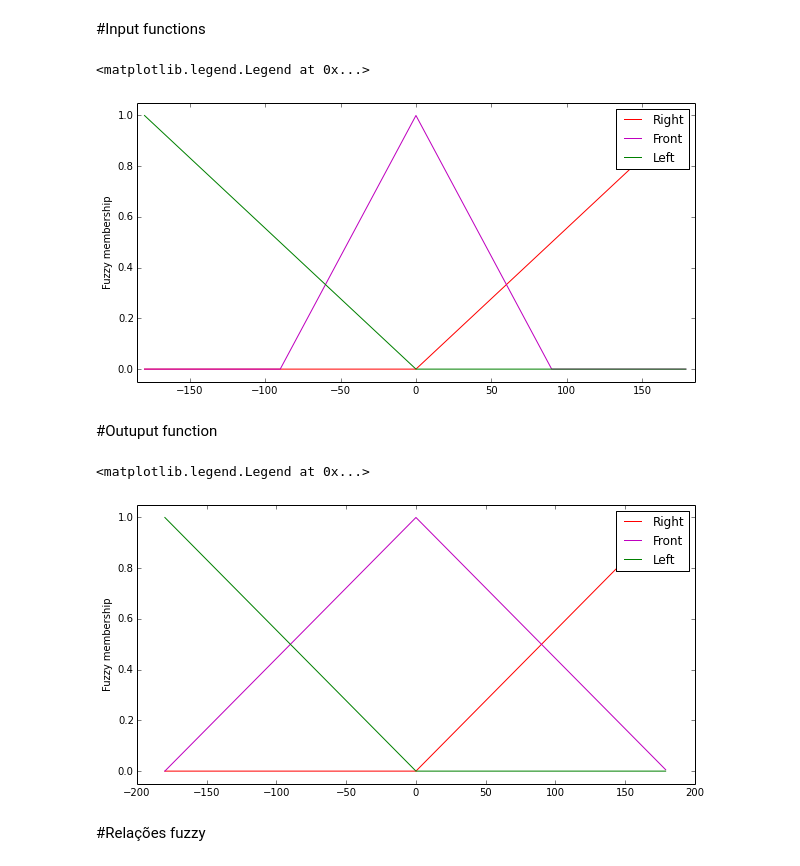
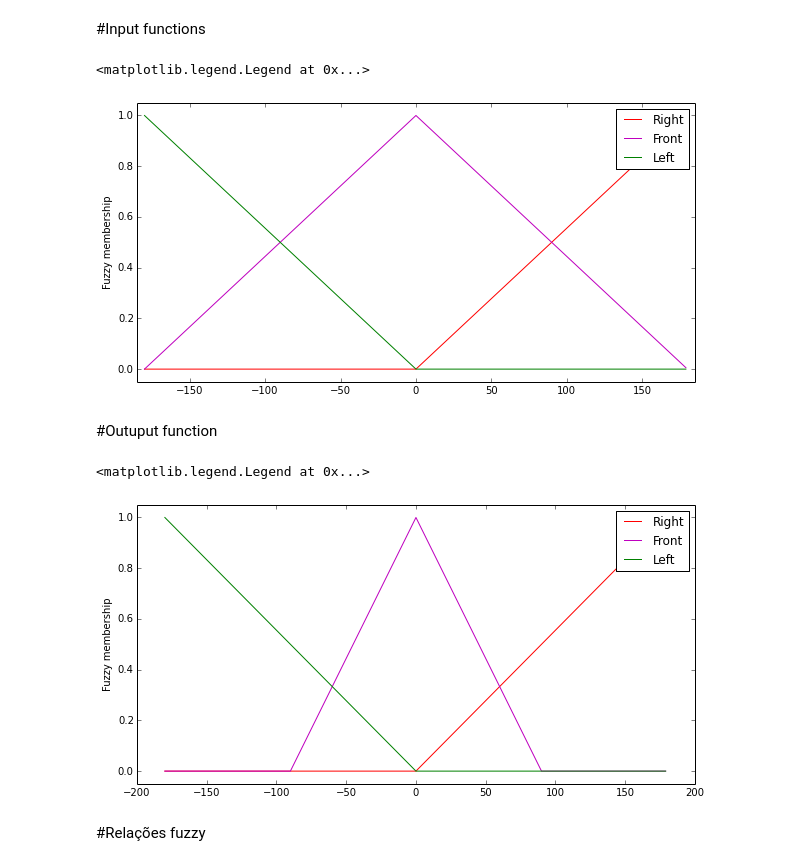
Before and after one commit to hoarf/robotsoccer, a Jupyter notebook: robotsoccer.ipynb, the cells around one changed output. Drawn from its saved outputs; the diff is of its cells as text; code cells hidden in the pictures.

```diff
--- a/robotsoccer.ipynb
+++ b/robotsoccer.ipynb
@@ -13,29 +13,29 @@ pylab.rcParams['figure.figsize'] = (10.0, 5.0)
 # %%
 n_domain = np.arange(-180,180,1)
 
 E_input = fuzz.trimf(n_domain, [-180, -180, 0])
-F_input = fuzz.trimf(n_domain, [-90, 0, 90])
+F_input = fuzz.trimf(n_domain, [-180, 0, 180])
 D_input = fuzz.trimf(n_domain, [0, 180, 180])
 
 fig, ax = plt.subplots()
 
 ax.plot(n_domain, D_input, 'r', label = "Right")
 ax.plot(n_domain, F_input, 'm', label = "Front")
 ax.plot(n_domain, E_input, 'g', label = "Left")
 ax.set_ylabel('Fuzzy membership')
 ax.set_ylim(-0.05, 1.05)
 ax.set_xlim(-185,185)
 ax.legend()
 # %% [output]
 <matplotlib.legend.Legend at 0x...>
-[figure, old version]
+[figure, new version]
 # %% [markdown]
 #Outuput function
 # %%
 fig, ax = plt.subplots()
 
 E_output = fuzz.trimf(n_domain, [-180, -180, 0])
-F_output = fuzz.trimf(n_domain, [-180, 0, 180])
+F_output = fuzz.trimf(n_domain, [-90, 0, 90])
 D_output = fuzz.trimf(n_domain, [0, 180, 180])
 
 ax.plot(n_domain, D_output, 'r', label = "Right")
@@ -46,7 +46,7 @@ ax.set_ylim(-0.05, 1.05);
 ax.legend()
 # %% [output]
 <matplotlib.legend.Legend at 0x...>
-[figure, old version]
+[figure, new version]
 # %% [markdown]
 #Relações fuzzy
 # %%
```
Also changed, not shown: parts of 5 cells of this notebook, 3 other files.
